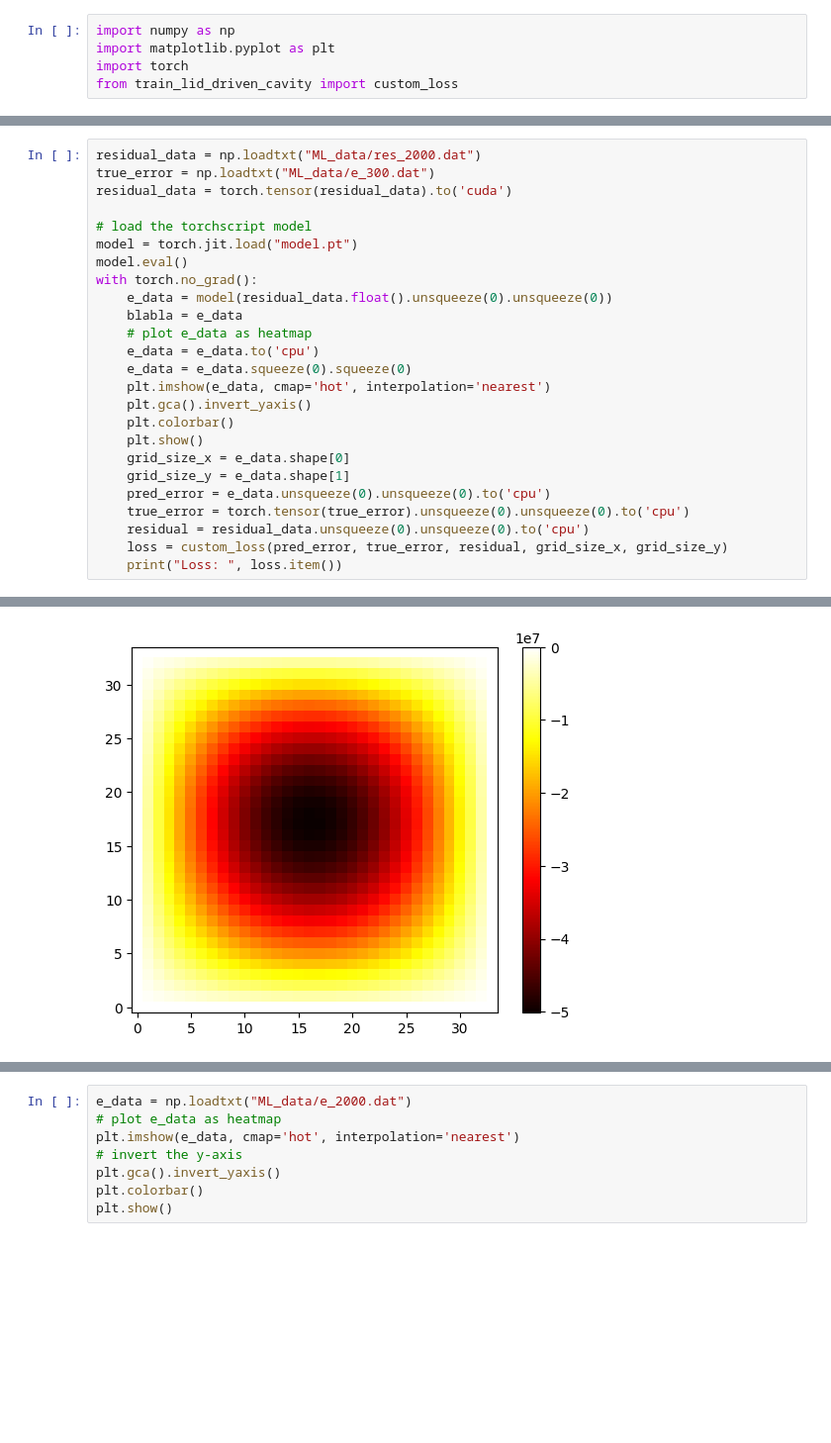
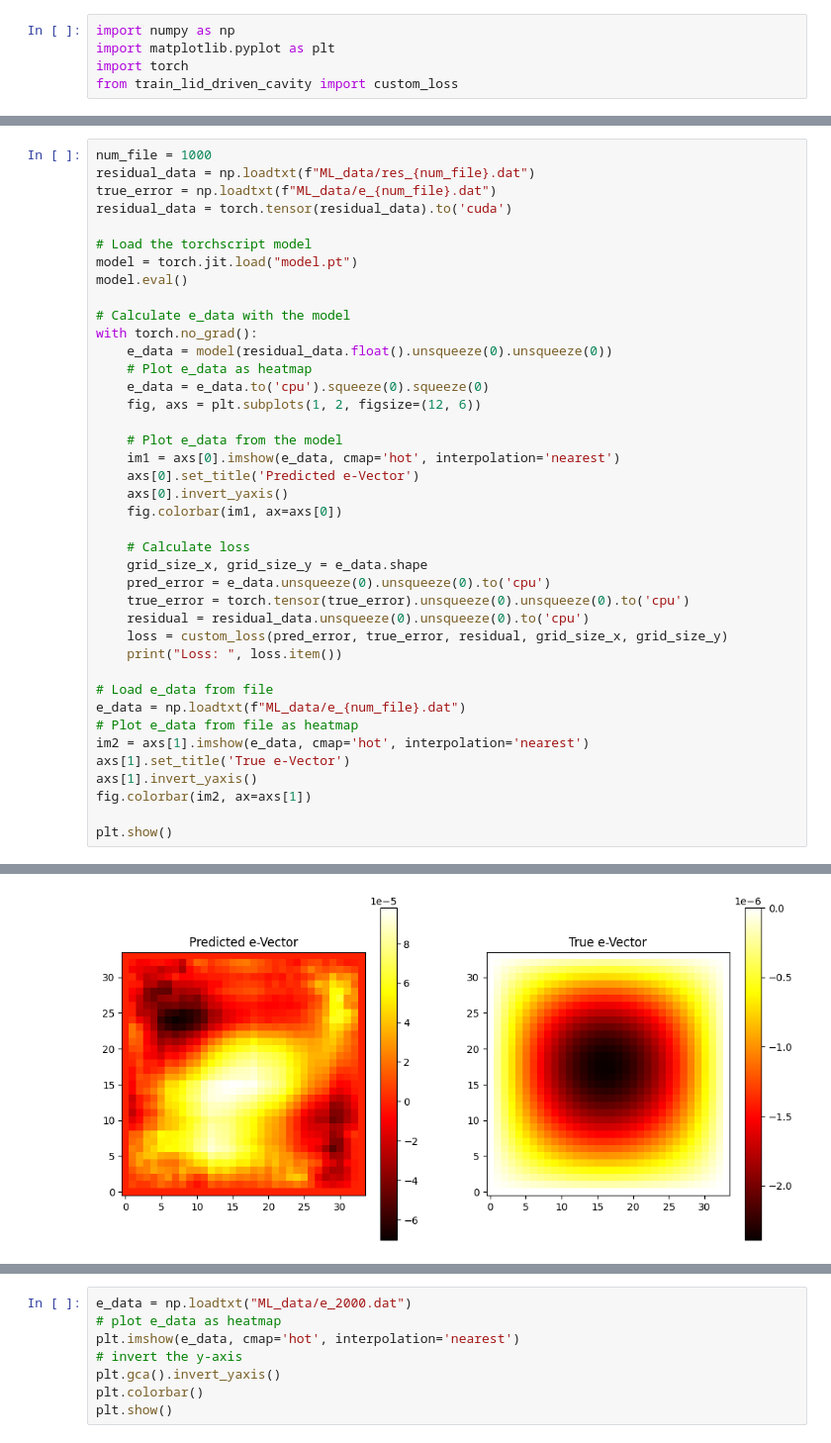
Before and after one commit to glaand/bachelor-thesis, a Jupyter notebook: ml/ml_analysis.ipynb, the cells around one changed output, grey strips where cells are left out. Shown at 99% size. Drawn from its saved outputs; the diff is of its cells as text; blank space fills up the shorter version.

```diff
--- a/ml/ml_analysis.ipynb
+++ b/ml/ml_analysis.ipynb
@@ -67,26 +78,41 @@ plt.show()
 # %%
-residual_data = np.loadtxt("ML_data/res_2000.dat")
-true_error = np.loadtxt("ML_data/e_300.dat")
+num_file = 1000
+residual_data = np.loadtxt(f"ML_data/res_{num_file}.dat")
+true_error = np.loadtxt(f"ML_data/e_{num_file}.dat")
 residual_data = torch.tensor(residual_data).to('cuda')
 
-# load the torchscript model
+# Load the torchscript model
 model = torch.jit.load("model.pt")
 model.eval()
+
+# Calculate e_data with the model
 with torch.no_grad():
     e_data = model(residual_data.float().unsqueeze(0).unsqueeze(0))
-    blabla = e_data
-    # plot e_data as heatmap
-    e_data = e_data.to('cpu')
-    e_data = e_data.squeeze(0).squeeze(0)
-    plt.imshow(e_data, cmap='hot', interpolation='nearest')
-    plt.gca().invert_yaxis()
-    plt.colorbar()
-    plt.show()
-    grid_size_x = e_data.shape[0]
-    grid_size_y = e_data.shape[1]
+    # Plot e_data as heatmap
+    e_data = e_data.to('cpu').squeeze(0).squeeze(0)
+    fig, axs = plt.subplots(1, 2, figsize=(12, 6))
+
+    # Plot e_data from the model
+    im1 = axs[0].imshow(e_data, cmap='hot', interpolation='nearest')
+    axs[0].set_title('Predicted e-Vector')
+    axs[0].invert_yaxis()
+    fig.colorbar(im1, ax=axs[0])
+
+    # Calculate loss
+    grid_size_x, grid_size_y = e_data.shape
     pred_error = e_data.unsqueeze(0).unsqueeze(0).to('cpu')
     true_error = torch.tensor(true_error).unsqueeze(0).unsqueeze(0).to('cpu')
     residual = residual_data.unsqueeze(0).unsqueeze(0).to('cpu')
     loss = custom_loss(pred_error, true_error, residual, grid_size_x, grid_size_y)
     print("Loss: ", loss.item())
+
+# Load e_data from file
+e_data = np.loadtxt(f"ML_data/e_{num_file}.dat")
+# Plot e_data from file as heatmap
+im2 = axs[1].imshow(e_data, cmap='hot', interpolation='nearest')
+axs[1].set_title('True e-Vector')
+axs[1].invert_yaxis()
+fig.colorbar(im2, ax=axs[1])
+
+plt.show()
 # %% [output]
@@ -93 +120 @@ with torch.no_grad():
-[figure, old version]
+[figure, new version]
```
Also changed, not shown: parts of 8 cells of this notebook, 3 other files.
